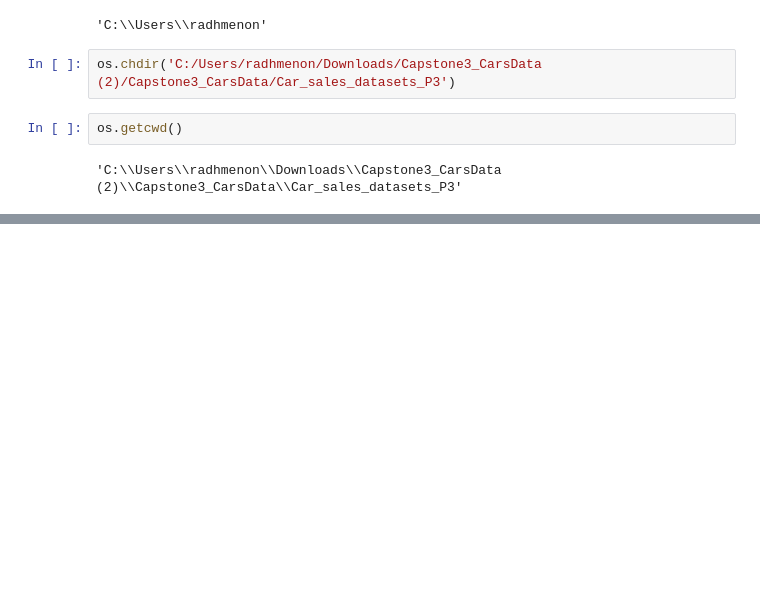
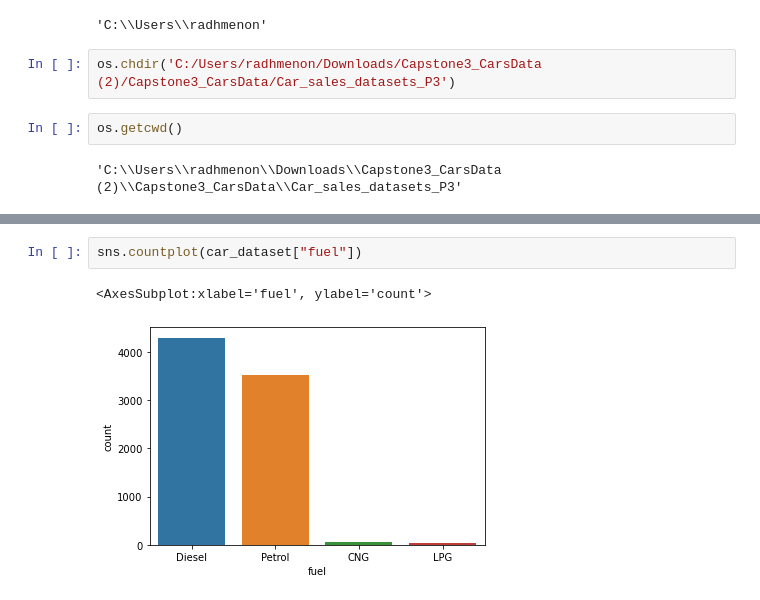
Before and after one commit to radhikapmenon/capstone, a Jupyter notebook: capstone.ipynb, the cells around one changed output, grey strips where cells are left out. Saved outputs shown, nothing was run; the diff lists cells and outputs as text; blank space fills up the shorter version.

```diff
--- a/capstone.ipynb
+++ b/capstone.ipynb
@@ -66,0 +145,5 @@ data2[data2['sold']=='Y'].groupby('State or Province',as_index=False).agg({'name
+# %%
+sns.countplot(car_dataset["fuel"])
+# %% [output]
+<AxesSubplot:xlabel='fuel', ylabel='count'>
+[figure, added]
```
Also changed, not shown: parts of 67 cells of this notebook.
